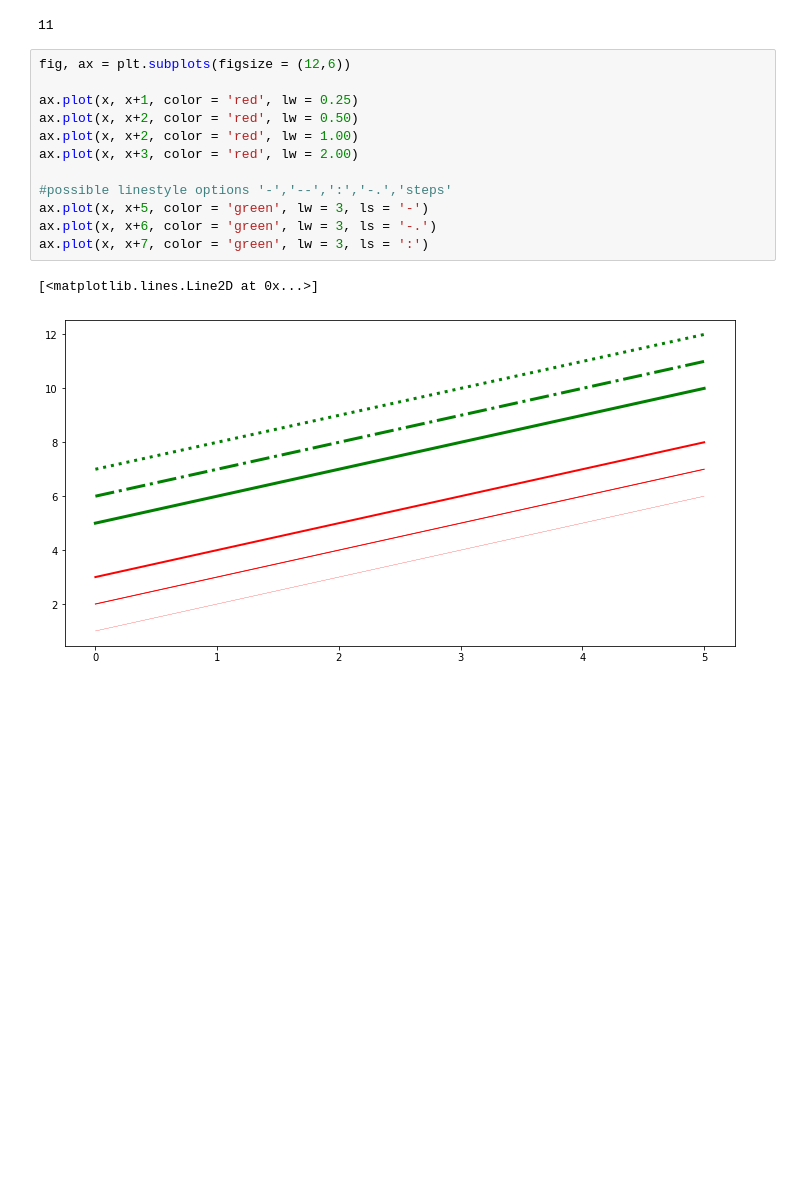
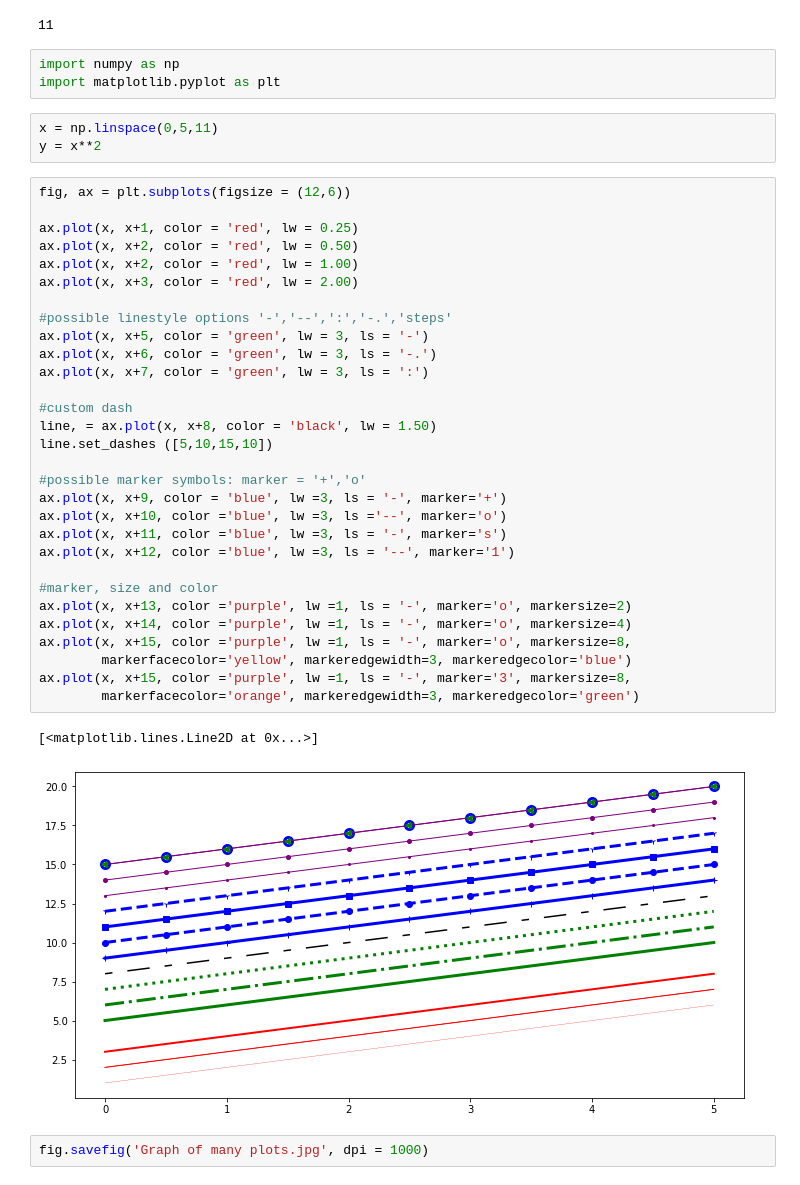
Before and after one commit to Sojiknight/PyDatSciStuds, a Jupyter notebook: Data visualization section.ipynb, the cells around one changed output. Drawn from its saved outputs; the diff is of its cells as text; blank space fills up the shorter version.

```diff
--- a/Data visualization section.ipynb
+++ b/Data visualization section.ipynb
@@ -340,18 +340,44 @@ len(x)
 len (y)
 # %% [output]
 11
+# %%
+import numpy as np
+import matplotlib.pyplot as plt
+# %%
+x = np.linspace(0,5,11)
+y = x**2
 # %%
 fig, ax = plt.subplots(figsize = (12,6))
 
 ax.plot(x, x+1, color = 'red', lw = 0.25)
 ax.plot(x, x+2, color = 'red', lw = 0.50)
 ax.plot(x, x+2, color = 'red', lw = 1.00)
 ax.plot(x, x+3, color = 'red', lw = 2.00)
 
 #possible linestyle options '-','--',':','-.','steps'
 ax.plot(x, x+5, color = 'green', lw = 3, ls = '-')
 ax.plot(x, x+6, color = 'green', lw = 3, ls = '-.')
 ax.plot(x, x+7, color = 'green', lw = 3, ls = ':')
+
+#custom dash
+line, = ax.plot(x, x+8, color = 'black', lw = 1.50)
+line.set_dashes ([5,10,15,10])
+
+#possible marker symbols: marker = '+','o'
+ax.plot(x, x+9, color = 'blue', lw =3, ls = '-', marker='+')
+ax.plot(x, x+10, color ='blue', lw =3, ls ='--', marker='o')
+ax.plot(x, x+11, color ='blue', lw =3, ls = '-', marker='s')
+ax.plot(x, x+12, color ='blue', lw =3, ls = '--', marker='1')
+
+#marker, size and color
+ax.plot(x, x+13, color ='purple', lw =1, ls = '-', marker='o', markersize=2)
+ax.plot(x, x+14, color ='purple', lw =1, ls = '-', marker='o', markersize=4)
+ax.plot(x, x+15, color ='purple', lw =1, ls = '-', marker='o', markersize=8,
+        markerfacecolor='yellow', markeredgewidth=3, markeredgecolor='blue')
+ax.plot(x, x+15, color ='purple', lw =1, ls = '-', marker='3', markersize=8,
+        markerfacecolor='orange', markeredgewidth=3, markeredgecolor='green')
 # %% [output]
 [<matplotlib.lines.Line2D at 0x...>]
-[figure, old version]
+[figure, new version]
+# %%
+fig.savefig('Graph of many plots.jpg', dpi = 1000)
```
Also changed, not shown: parts of 3 cells of this notebook.
